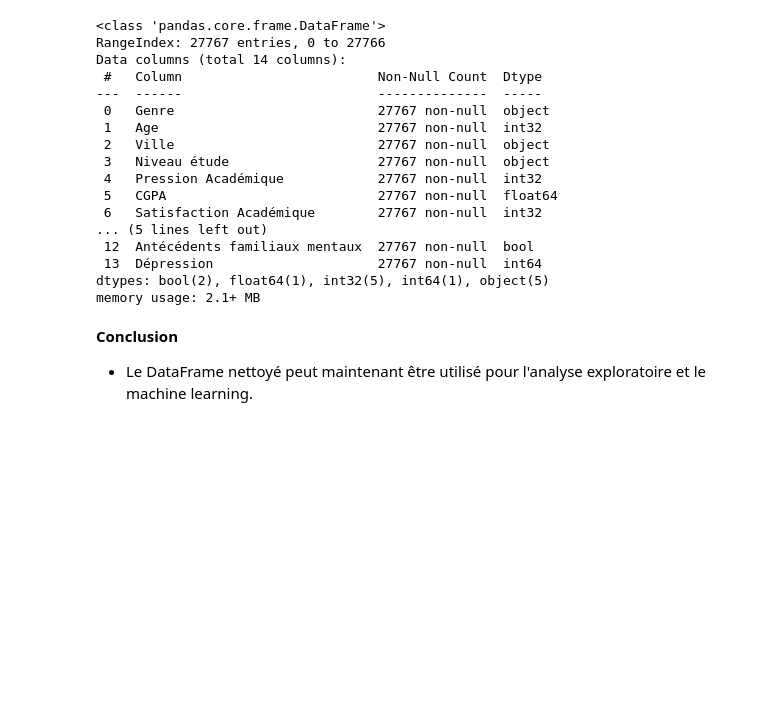
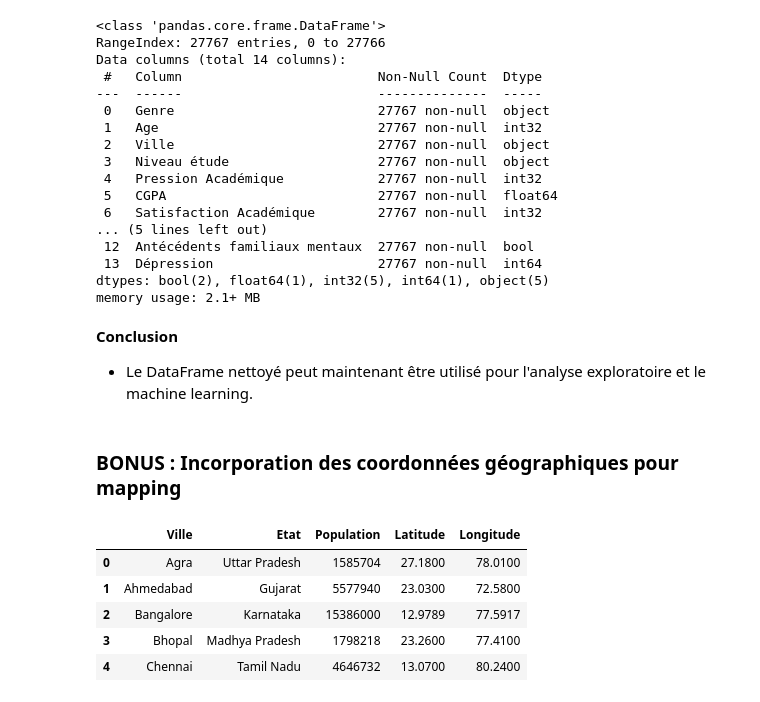
Before and after one commit to Garvoz/CampusCARE, a Jupyter notebook: notebook/nettoyage_v2.ipynb, the cells around one changed output. Drawn from its saved outputs; the diff is of its cells as text; code cells hidden in the pictures; blank space fills up the shorter version.

```diff
--- a/notebook/nettoyage_v2.ipynb
+++ b/notebook/nettoyage_v2.ipynb
@@ -373,3 +373,5 @@ df.to_csv('../donnees/nettoyees/student_depression_dataset_nettoyees.csv', index
 # %% [markdown]
 **Conclusion**
 - Le DataFrame nettoyé peut maintenant être utilisé pour l'analyse exploratoire et le machine learning.
+# %% [markdown]
+### **BONUS : Incorporation des coordonnées géographiques pour mapping**
@@ -375,0 +381,9 @@ df.to_csv('../donnees/nettoyees/student_depression_dataset_nettoyees.csv', index
+# %%
+df_ville.head()
+# %% [output]
+|  | Ville | Etat | Population | Latitude | Longitude |
+| 0 | Agra | Uttar Pradesh | 1585704 | 27.1800 | 78.0100 |
+| 1 | Ahmedabad | Gujarat | 5577940 | 23.0300 | 72.5800 |
+| 2 | Bangalore | Karnataka | 15386000 | 12.9789 | 77.5917 |
+| 3 | Bhopal | Madhya Pradesh | 1798218 | 23.2600 | 77.4100 |
+| 4 | Chennai | Tamil Nadu | 4646732 | 13.0700 | 80.2400 |
```
Also changed, not shown: parts of 6 cells of this notebook, 1 other file.
